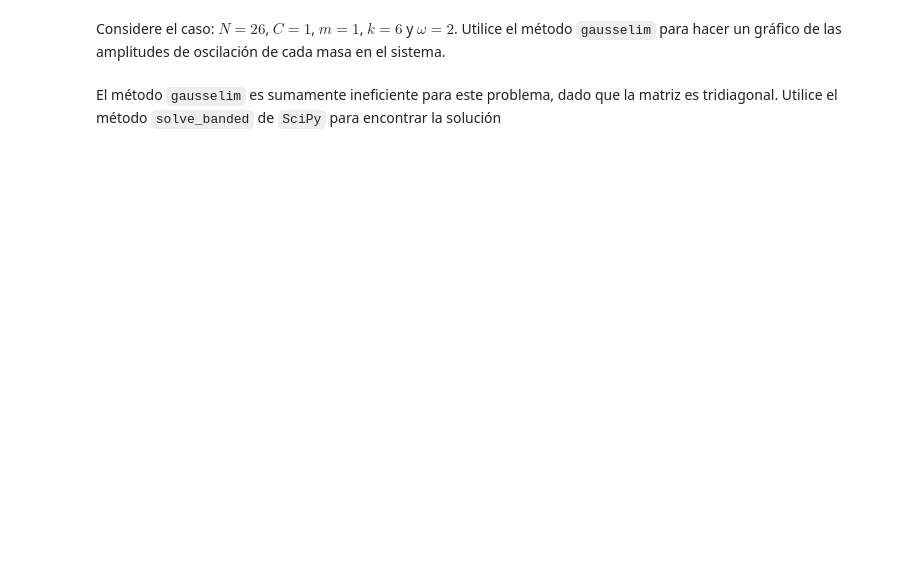
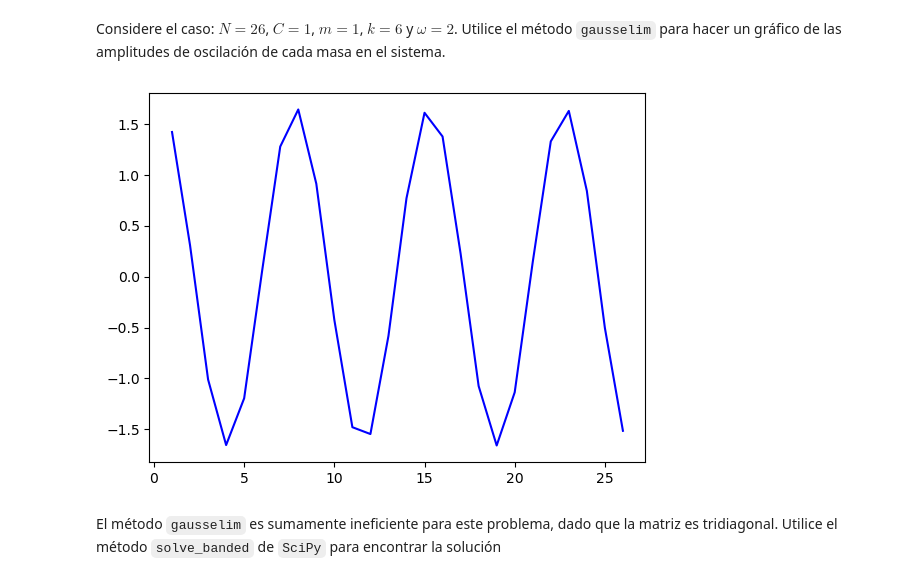
Before and after one commit to admarrero/p2p, a Jupyter notebook: SistemasLineales.ipynb, the cells around one changed output. Cells and saved outputs as stored; diff of their text form; code cells hidden in the pictures; blank space fills up the shorter version.

```diff
--- a/SistemasLineales.ipynb
+++ b/SistemasLineales.ipynb
@@ -348,2 +342,29 @@ def A(k, omega, m, C, N):
+# %%
+# Su código aquí
+import numpy as np
+
+def matriz_A(N, m, k, omega):
+    alpha = 2*k - m*omega**2
+    A = np.zeros((N, N))
+
+    # Fill the diagonal and off-diagonal elements
+    for i in range(N):
+        if i == 0:
+            A[i,i] = alpha -k
+            if i+1 < N:
+                A[i, i+1] = -k
+        elif i == N-1:
+            A[i,i] = alpha -k
+            A[i,i-1] = -k
+        else:
+            A[i,i] = alpha
+            A[i,i-1] = -k
+            A[i,i+1] = -k
+    return A
+
+def funcb(C,N):
+    b = np.zeros(N)
+    b[0] = C
+    return b
 # %% [markdown]
 Considere el caso: $N = 26$, $C = 1$, $m = 1$, $k = 6$ y $\omega = 2$. Utilice el método `gausselim` para hacer un gráfico de las amplitudes de oscilación de cada masa en el sistema.
@@ -352,3 +371,19 @@ Considere el caso: $N = 26$, $C = 1$, $m = 1$, $k = 6$ y $\omega = 2$. Utilice e
+# %%
+# Su código aquí
+import matplotlib.pyplot as plt
+
+A = matriz_A(26, 1, 6, 2)
+#print(f'Matrix A = {A}')
+
+b = funcb(1,26)
+
+x = gausselim(A,b)
+
+
+plt.plot(np.arange(1, len(x)+1), x, linestyle = '-', color = 'b')
+plt.show()
+# %% [output]
+[figure, added]
 # %% [markdown]
 El método `gausselim` es sumamente ineficiente para este problema, dado que la matriz es tridiagonal. Utilice el método `solve_banded` de `SciPy` para encontrar la solución
 # %%
```
Also changed, not shown: parts of 3 cells of this notebook.
